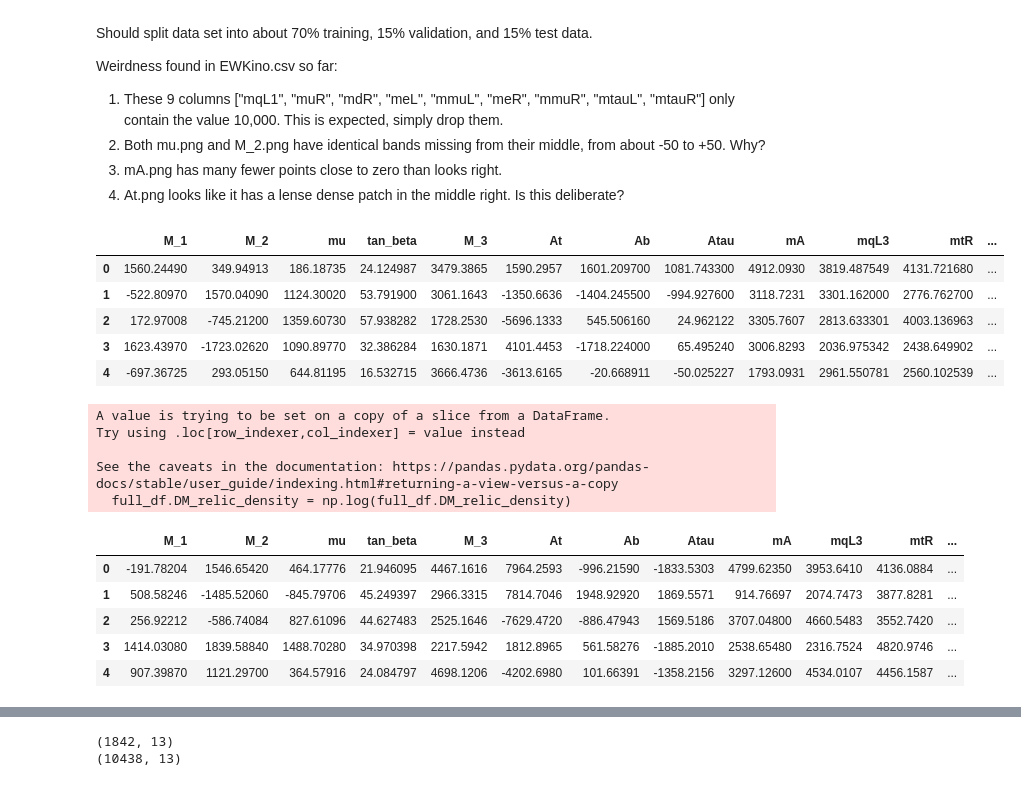
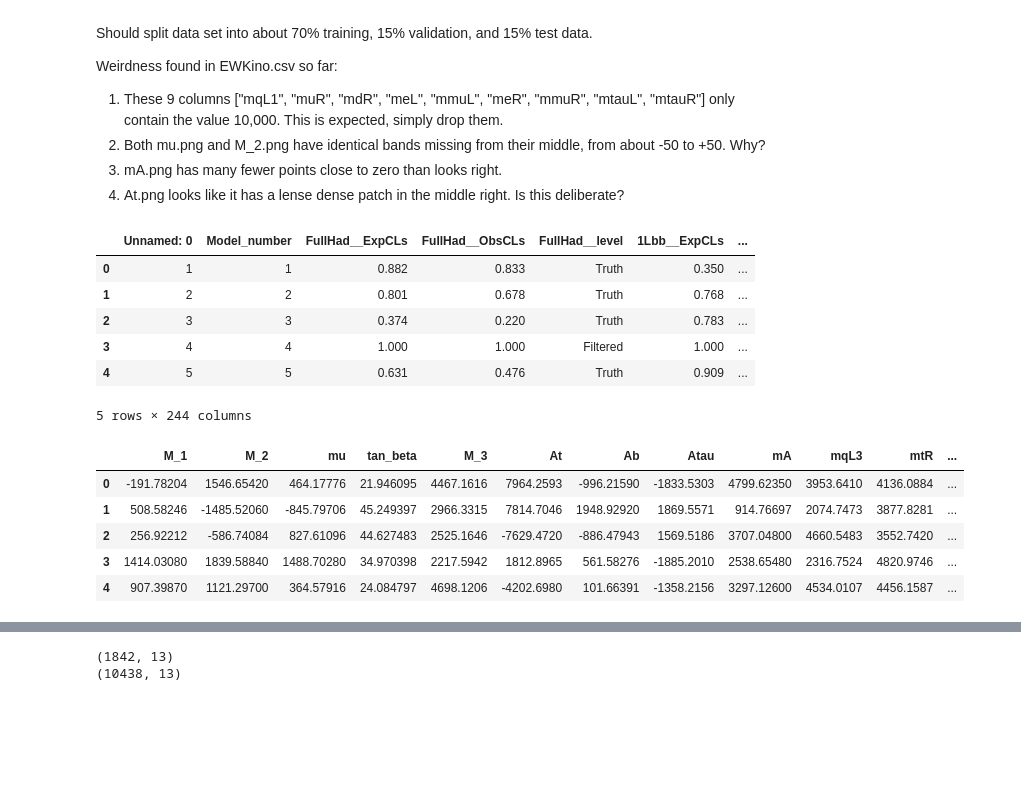
Before and after one commit to benvlasto/MPhys-Project, a Jupyter notebook: EWKino-data-exploration.ipynb, the cells around one changed output, grey strips where cells are left out. Cells and saved outputs as stored; diff of their text form; code cells hidden in the pictures; blank space fills up the shorter version.

```diff
--- a/EWKino-data-exploration.ipynb
+++ b/EWKino-data-exploration.ipynb
@@ -14,27 +14,22 @@ Weirdness found in EWKino.csv so far:
 # %%
 import pandas as pd
 import numpy as np
 import matplotlib.pyplot as plt
 
-df = pd.read_csv("EWKino.csv")
+df = pd.read_csv("csv-files/EWKino.csv")
 df.head()
 # %% [output]
-|  | M_1 | M_2 | mu | tan_beta | M_3 | At | Ab | Atau | mA | mqL3 | mtR | ... |
-| 0 | 1560.24490 | 349.94913 | 186.18735 | 24.124987 | 3479.3865 | 1590.2957 | 1601.209700 | 1081.743300 | 4912.0930 | 3819.487549 | 4131.721680 | ... |
-| 1 | -522.80970 | 1570.04090 | 1124.30020 | 53.791900 | 3061.1643 | -1350.6636 | -1404.245500 | -994.927600 | 3118.7231 | 3301.162000 | 2776.762700 | ... |
-| 2 | 172.97008 | -745.21200 | 1359.60730 | 57.938282 | 1728.2530 | -5696.1333 | 545.506160 | 24.962122 | 3305.7607 | 2813.633301 | 4003.136963 | ... |
-| 3 | 1623.43970 | -1723.02620 | 1090.89770 | 32.386284 | 1630.1871 | 4101.4453 | -1718.224000 | 65.495240 | 3006.8293 | 2036.975342 | 2438.649902 | ... |
-| 4 | -697.36725 | 293.05150 | 644.81195 | 16.532715 | 3666.4736 | -3613.6165 | -20.668911 | -50.025227 | 1793.0931 | 2961.550781 | 2560.102539 | ... |
+|  | Unnamed: 0 | Model_number | FullHad__ExpCLs | FullHad__ObsCLs | FullHad__level | 1Lbb__ExpCLs | ... |
+| 0 | 1 | 1 | 0.882 | 0.833 | Truth | 0.350 | ... |
+| 1 | 2 | 2 | 0.801 | 0.678 | Truth | 0.768 | ... |
+| 2 | 3 | 3 | 0.374 | 0.220 | Truth | 0.783 | ... |
+| 3 | 4 | 4 | 1.000 | 1.000 | Filtered | 1.000 | ... |
+| 4 | 5 | 5 | 0.631 | 0.476 | Truth | 0.909 | ... |
+5 rows × 244 columns
 # %%
-full_df = df[["M_1", "M_2", "mu", "tan_beta", "M_3", "At", "Ab", "Atau", "mA", "mqL3", "mtR", "mbR", "DM_relic_density"]]
-full_df.DM_relic_density = np.log(full_df.DM_relic_density)
+full_df = df[["M_1", "M_2", "mu", "tan_beta", "M_3", "At", "Ab", "Atau", "mA", "mqL3", "mtR", "mbR", "Final__CLs"]]
 full_df.head()
 # %% [output]
-A value is trying to be set on a copy of a slice from a DataFrame.
-Try using .loc[row_indexer,col_indexer] = value instead
-
-See the caveats in the documentation: https://pandas.pydata.org/pandas-docs/stable/user_guide/indexing.html#returning-a-view-versus-a-copy
-  full_df.DM_relic_density = np.log(full_df.DM_relic_density)
 |  | M_1 | M_2 | mu | tan_beta | M_3 | At | Ab | Atau | mA | mqL3 | mtR | ... |
 | 0 | -191.78204 | 1546.65420 | 464.17776 | 21.946095 | 4467.1616 | 7964.2593 | -996.21590 | -1833.5303 | 4799.62350 | 3953.6410 | 4136.0884 | ... |
 | 1 | 508.58246 | -1485.52060 | -845.79706 | 45.249397 | 2966.3315 | 7814.7046 | 1948.92920 | 1869.5571 | 914.76697 | 2074.7473 | 3877.8281 | ... |
```
Also changed, not shown: parts of 7 cells of this notebook, 3 other files.
